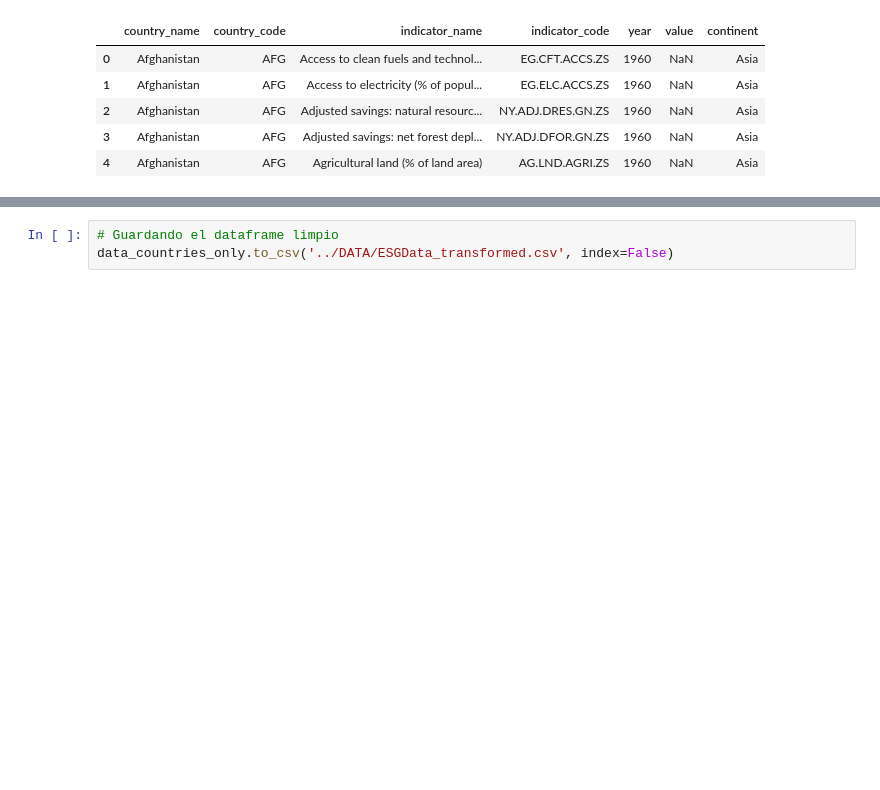
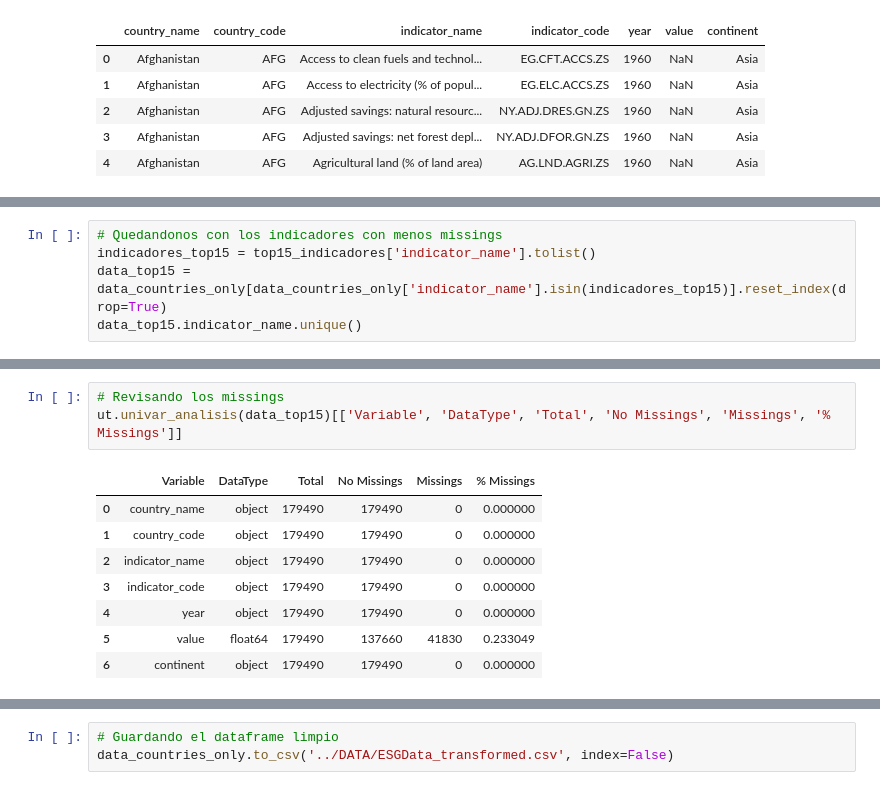
Before and after one commit to MauricioVazquezM/Data_Visualization_Course_Project, a Jupyter notebook: 2. ADVANCED DATA VISUALIZATIONS/Auxiliar Notebook.ipynb, the cells around one changed output, grey strips where cells are left out. Drawn from its saved outputs; the diff is of its cells as text; blank space fills up the shorter version.

```diff
--- a/2. ADVANCED DATA VISUALIZATIONS/Auxiliar Notebook.ipynb
+++ b/2. ADVANCED DATA VISUALIZATIONS/Auxiliar Notebook.ipynb
@@ -282,0 +314,5 @@ data_countries_only.head(5)
+# %%
+# Quedandonos con los indicadores con menos missings
+indicadores_top15 = top15_indicadores['indicator_name'].tolist()
+data_top15 = data_countries_only[data_countries_only['indicator_name'].isin(indicadores_top15)].reset_index(drop=True)
+data_top15.indicator_name.unique()
@@ -282,0 +334,12 @@ data_countries_only.head(5)
+# %%
+# Revisando los missings
+ut.univar_analisis(data_top15)[['Variable', 'DataType', 'Total', 'No Missings', 'Missings', '% Missings']]
+# %% [output]
+|  | Variable | DataType | Total | No Missings | Missings | % Missings |
+| 0 | country_name | object | 179490 | 179490 | 0 | 0.000000 |
+| 1 | country_code | object | 179490 | 179490 | 0 | 0.000000 |
+| 2 | indicator_name | object | 179490 | 179490 | 0 | 0.000000 |
+| 3 | indicator_code | object | 179490 | 179490 | 0 | 0.000000 |
+| 4 | year | object | 179490 | 179490 | 0 | 0.000000 |
+| 5 | value | float64 | 179490 | 137660 | 41830 | 0.233049 |
+| 6 | continent | object | 179490 | 179490 | 0 | 0.000000 |
```
Also changed, not shown: parts of 3 cells of this notebook.
